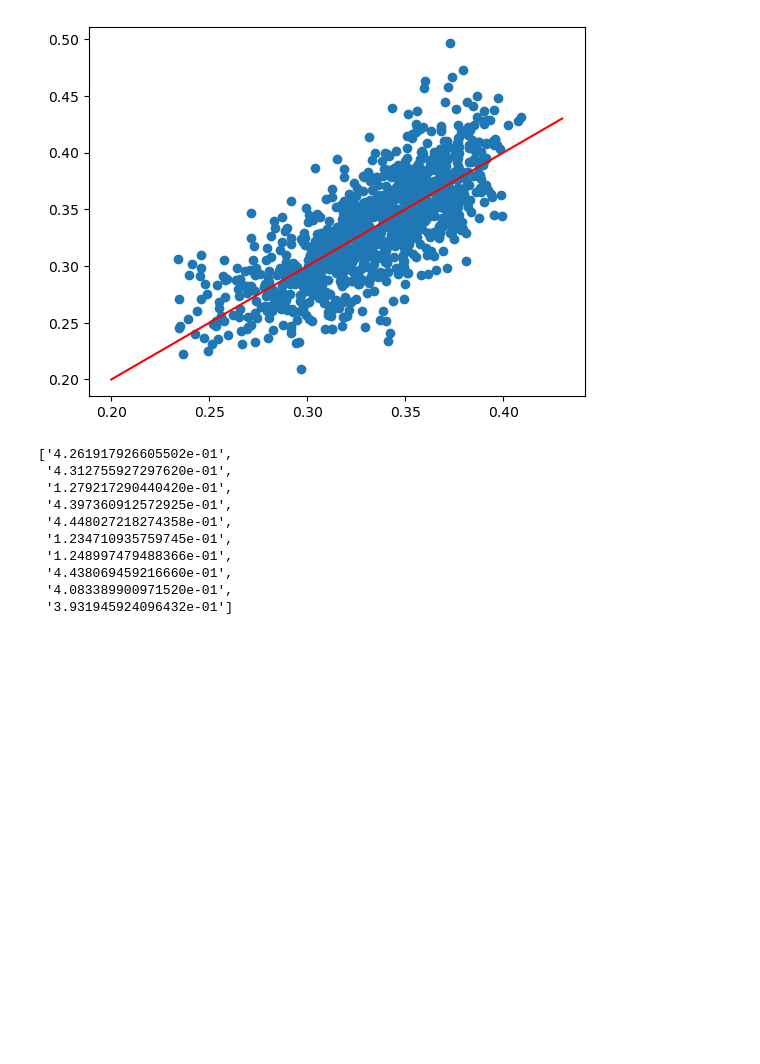
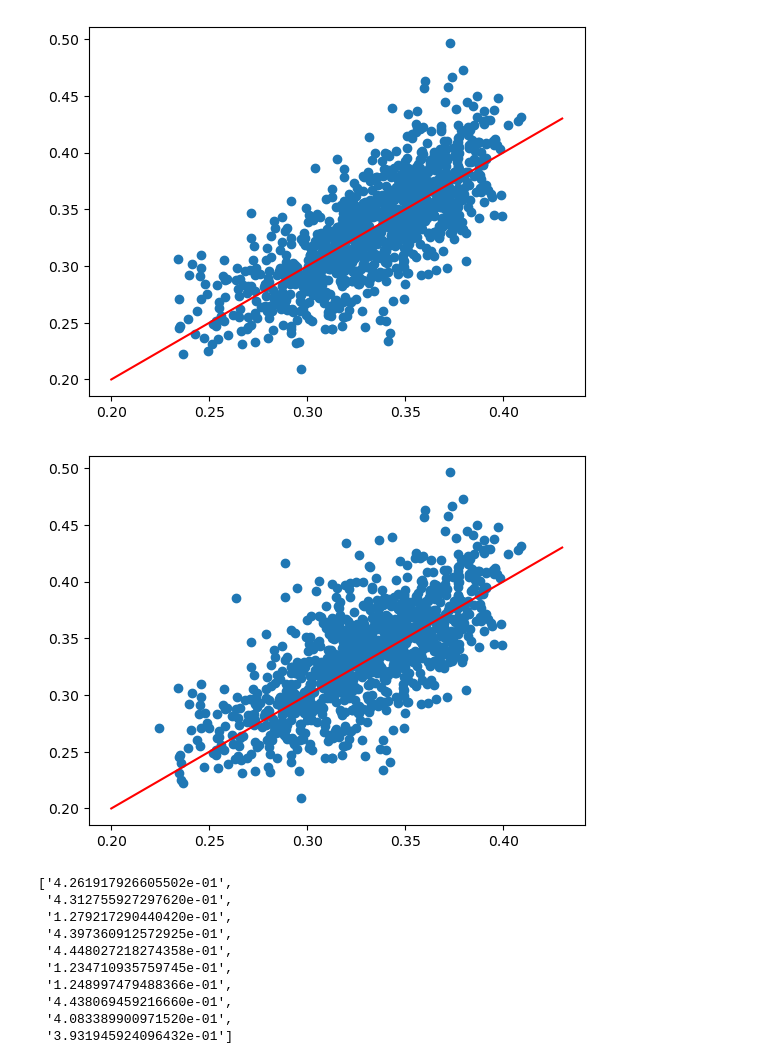
Before and after one commit to PaulD273/Symbolic-regression, a Jupyter notebook: Na/desc_dim.ipynb, the cells around one changed output. Saved outputs shown, nothing was run; the diff lists cells and outputs as text; code cells hidden in the pictures; blank space fills up the shorter version.

```diff
--- a/Na/desc_dim.ipynb
+++ b/Na/desc_dim.ipynb
@@ -955,6 +955,18 @@ plt.plot([0.20,0.43], [0.20, 0.43], color = 'red')
 plt.show()
 # %% [output]
 [figure]
+# %%
+data = initialize(data_train)
+a0 =  4.261917926605502e-01
+a1 =  -1.321334713269502e-01
+a2 =  -7.944825917858859e-04
+c0 = 3.615409540165300e-01
+fct = c0 + a1 * (data['SBI'] - data['NBI']) + a2 * (data['face-area-count'] * data['face-area-avg'])
+plt.scatter(fct, data['E'])
+plt.plot([0.20,0.43], [0.20, 0.43], color = 'red')
+plt.show()
+# %% [output]
+[figure, added]
 # %%
 def extract_dd3_Ea(ms = 10, rung=1, feat = 40):
     '''Extract the formulas and the values of the parameters from the SISSO output for desc_dim=3'''
```
Also changed, not shown: parts of 10 cells of this notebook, 1 other file.
